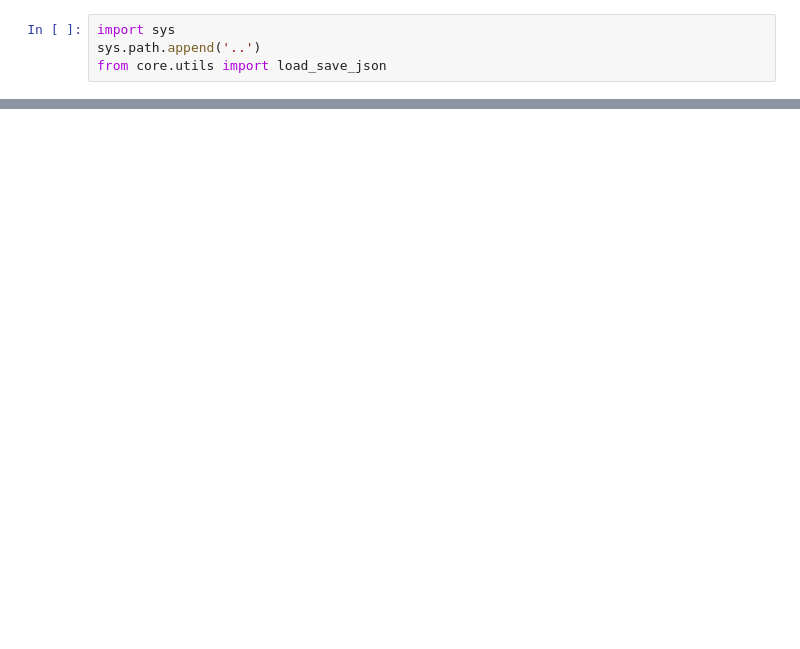
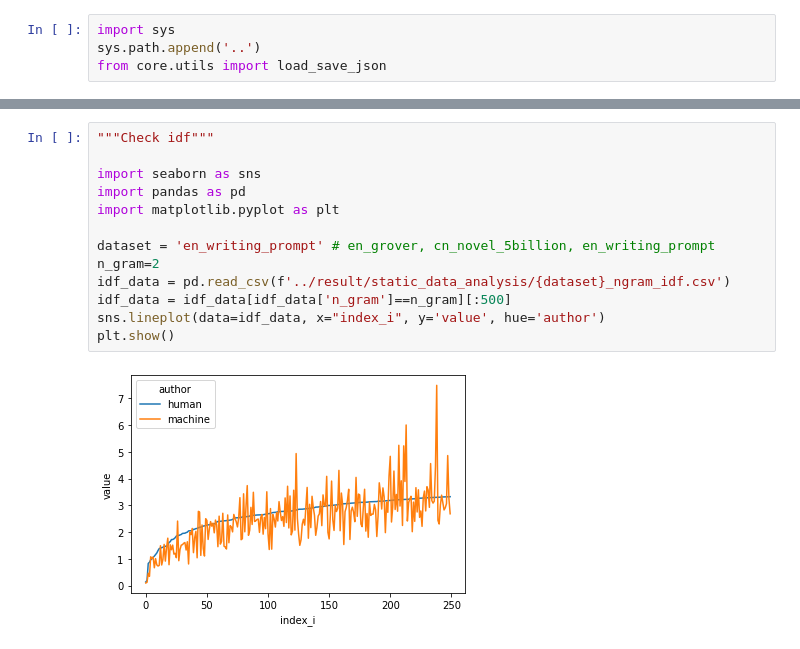
Before and after one commit to iamlxb3/UMAMGT, a Jupyter notebook: vis_backup/vis_dataset.ipynb, the cells around one changed output, grey strips where cells are left out. Cells and saved outputs as stored; diff of their text form; blank space fills up the shorter version.

```diff
--- a/vis_backup/vis_dataset.ipynb
+++ b/vis_backup/vis_dataset.ipynb
@@ -88,0 +93,15 @@ for pos in target_pos:
+# %%
+"""Check idf"""
+
+import seaborn as sns
+import pandas as pd
+import matplotlib.pyplot as plt
+
+dataset = 'en_writing_prompt' # en_grover, cn_novel_5billion, en_writing_prompt
+n_gram=2
+idf_data = pd.read_csv(f'../result/static_data_analysis/{dataset}_ngram_idf.csv')
+idf_data = idf_data[idf_data['n_gram']==n_gram][:500]
+sns.lineplot(data=idf_data, x="index_i", y='value', hue='author')
+plt.show()
+# %% [output]
+[figure, added]
```
Also changed, not shown: parts of 4 cells of this notebook, 1 other file.
